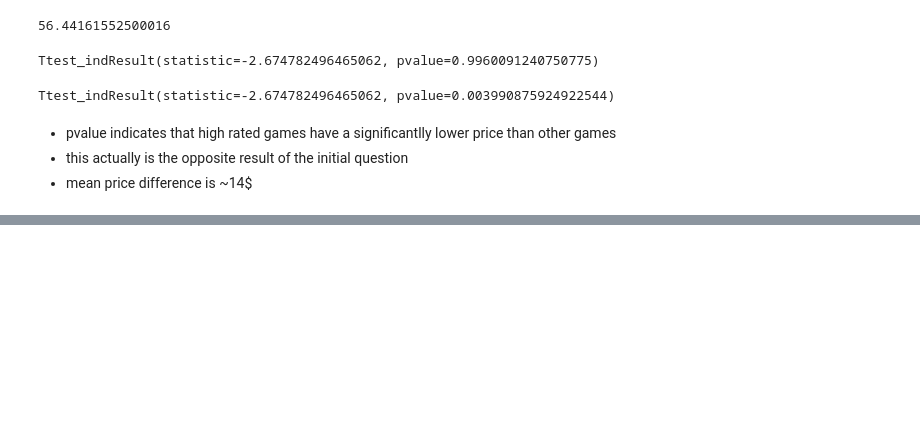
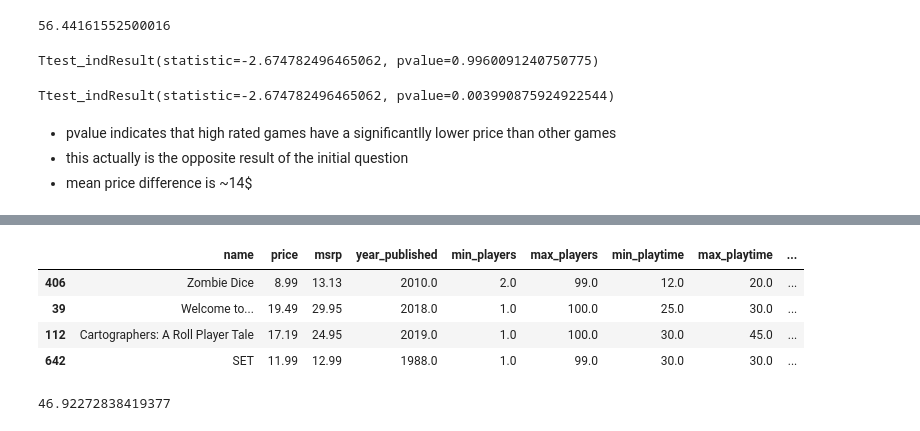
Before and after one commit to Andy-Jensen/board-game-project, a Jupyter notebook: explore.ipynb, the cells around one changed output, grey strips where cells are left out. Saved outputs shown, nothing was run; the diff lists cells and outputs as text; code cells hidden in the pictures; blank space fills up the shorter version.

```diff
--- a/explore.ipynb
+++ b/explore.ipynb
@@ -327,0 +359,8 @@ Ttest_indResult(statistic=-0.8512334048505296, pvalue=0.8017644083629989)
+# %%
+train[train['max_players']>50]
+# %% [output]
+|  | name | price | msrp | year_published | min_players | max_players | min_playtime | max_playtime | ... |
+| 406 | Zombie Dice | 8.99 | 13.13 | 2010.0 | 2.0 | 99.0 | 12.0 | 20.0 | ... |
+| 39 | Welcome to... | 19.49 | 29.95 | 2018.0 | 1.0 | 100.0 | 25.0 | 30.0 | ... |
+| 112 | Cartographers: A Roll Player Tale | 17.19 | 24.95 | 2019.0 | 1.0 | 100.0 | 30.0 | 45.0 | ... |
+| 642 | SET | 11.99 | 12.99 | 1988.0 | 1.0 | 99.0 | 30.0 | 30.0 | ... |
@@ -327,0 +369,4 @@ Ttest_indResult(statistic=-0.8512334048505296, pvalue=0.8017644083629989)
+# %%
+lowrank.var()
+# %% [output]
+46.92272838419377
```
Also changed, not shown: parts of 123 cells of this notebook.
